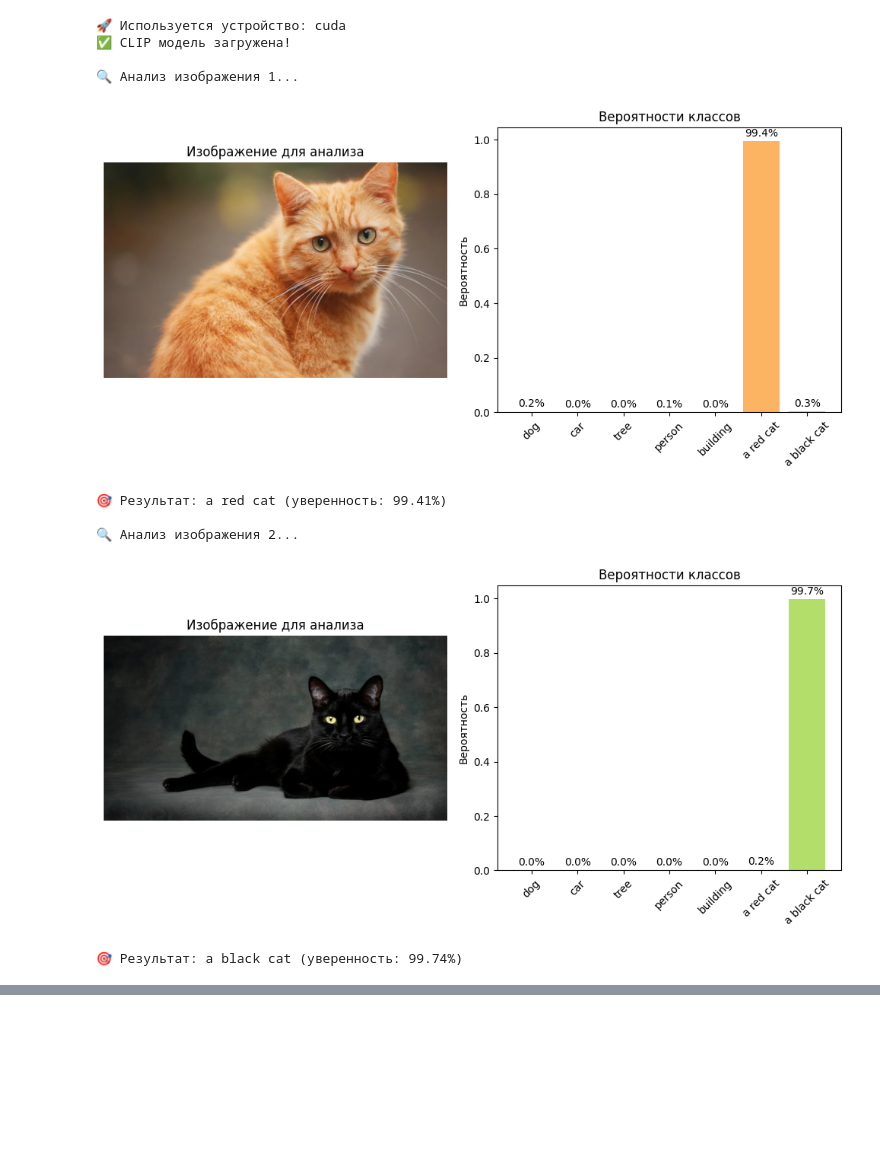
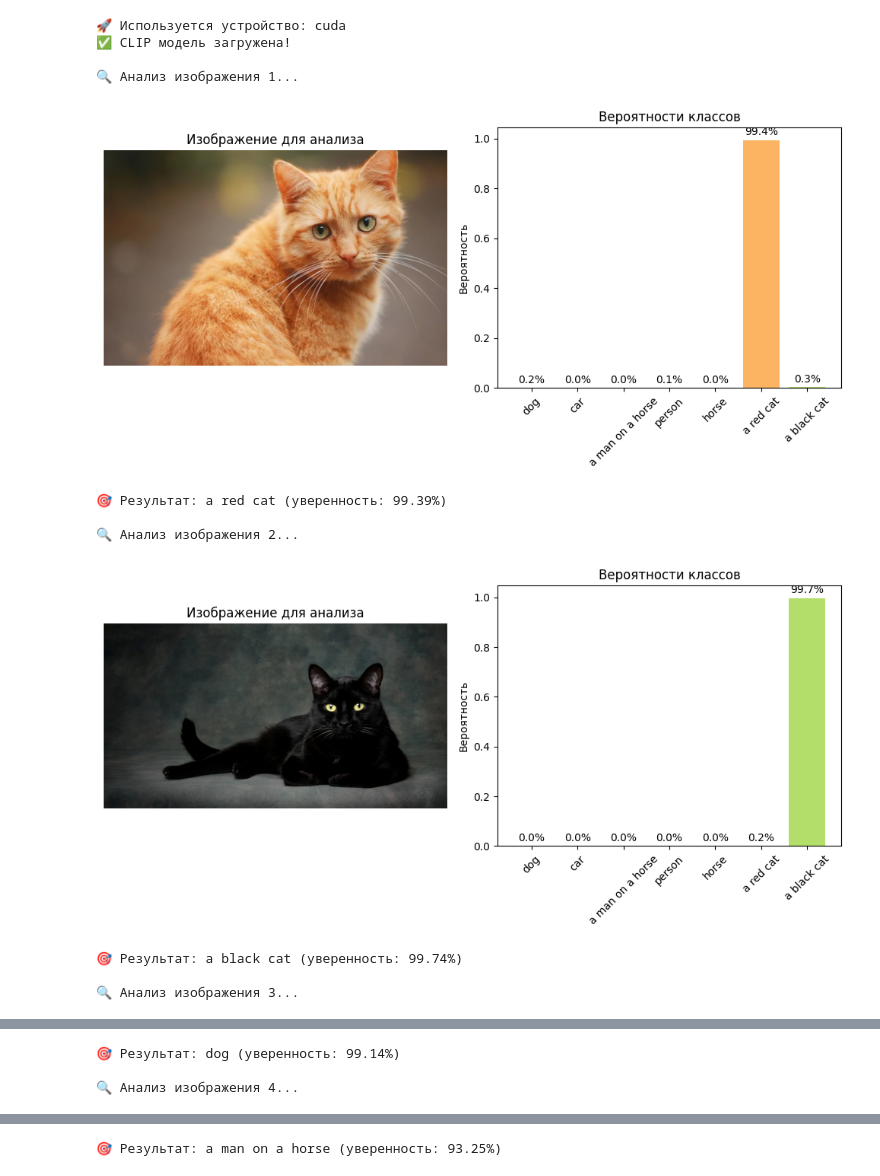
Before and after one commit to olegsem79/ML, a Jupyter notebook: CLIP/CLIP.ipynb, the cells around one changed output, grey strips where cells are left out. Saved outputs shown, nothing was run; the diff lists cells and outputs as text; code cells hidden in the pictures; blank space fills up the shorter version.

```diff
--- a/CLIP/CLIP.ipynb
+++ b/CLIP/CLIP.ipynb
@@ -1,7 +4,4 @@
 # %%
-# Установи библиотеки если нужно
-# !pip install requests matplotlib torch transformers
-
 import torch
 from transformers import CLIPModel, CLIPProcessor
 from PIL import Image
@@ -66,39 +66,43 @@ def classify_image_from_url(image_url, classes):
     plt.tight_layout()
     plt.show()
 
     # Возвращаем лучший класс
     best_idx = probs.argmax().item()
     return classes[best_idx], probs[best_idx].item()
 
 # 🎯 ТЕСТИРУЕМ!
 test_urls = [
     "https://wallpapers.com/images/high/cat-pictures-zc3gu0636kmldm04.webp", # Рыжий кот
     "https://www.letribunaldunet.fr/wp-content/uploads/2020/11/superstitions-chat-noir.jpg.webp",  # черный кот
-    #"https://i.pinimg.com/originals/c0/03/44/c003441c63f20a2af76620d157c20ec8.jpg",  # собака
-    # "https://images.unsplash.com/photo-1503376780353-7e6692767b70?w=400",  # машина
+    "https://i.pinimg.com/originals/c0/03/44/c003441c63f20a2af76620d157c20ec8.jpg",  # собака
+    "https://thumbs.dreamstime.com/b/hombre-que-monta-un-caballo-20682553.jpg",  # человек на лошади
+    # "",  # машина
 ]
 
 #classes = ["cat", "dog", "car", "tree", "person", "building", "a red cat"]
-classes = ["dog", "car", "tree", "person", "building", "a red cat", "a black cat"]
+classes = ["dog", "car", "a man on a horse", "person", "horse", "a red cat", "a black cat"]
+#classes = ["собака", "car", "a man on a horse", "person", "horse", "a red cat", "черный кот"] # русский не понимает
 
 # for i, url in enumerate(test_urls[:1]):  # протестируем первую
 #     print(f"\n🔍 Анализ изображения {i+1}...")
 #     best_class, confidence = classify_image_from_url(url, classes)
 #     print(f"🎯 Результат: {best_class} (уверенность: {confidence:.2%})")
 
 # ИСПРАВЛЕННАЯ СТРОКА - убрали [:1]
 for i, url in enumerate(test_urls):  # теперь протестируем все
     print(f"\n🔍 Анализ изображения {i+1}...")
     best_class, confidence = classify_image_from_url(url, classes)
     print(f"🎯 Результат: {best_class} (уверенность: {confidence:.2%})")
 # %% [output]
 🚀 Используется устройство: cuda
 ✅ CLIP модель загружена!
 
 🔍 Анализ изображения 1...
-[figure, old version]
+[figure, new version]
-🎯 Результат: a red cat (уверенность: 99.41%)
+🎯 Результат: a red cat (уверенность: 99.39%)
 
 🔍 Анализ изображения 2...
-[figure, old version]
+[figure, new version]
 🎯 Результат: a black cat (уверенность: 99.74%)
+
+🔍 Анализ изображения 3...
@@ -104,0 +110,3 @@ for i, url in enumerate(test_urls):  # теперь протестируем в
+🎯 Результат: dog (уверенность: 99.14%)
+
+🔍 Анализ изображения 4...
@@ -104,0 +114 @@ for i, url in enumerate(test_urls):  # теперь протестируем в
+🎯 Результат: a man on a horse (уверенность: 93.25%)
```
Also changed, not shown: parts of 18 cells of this notebook, 8 other files.
